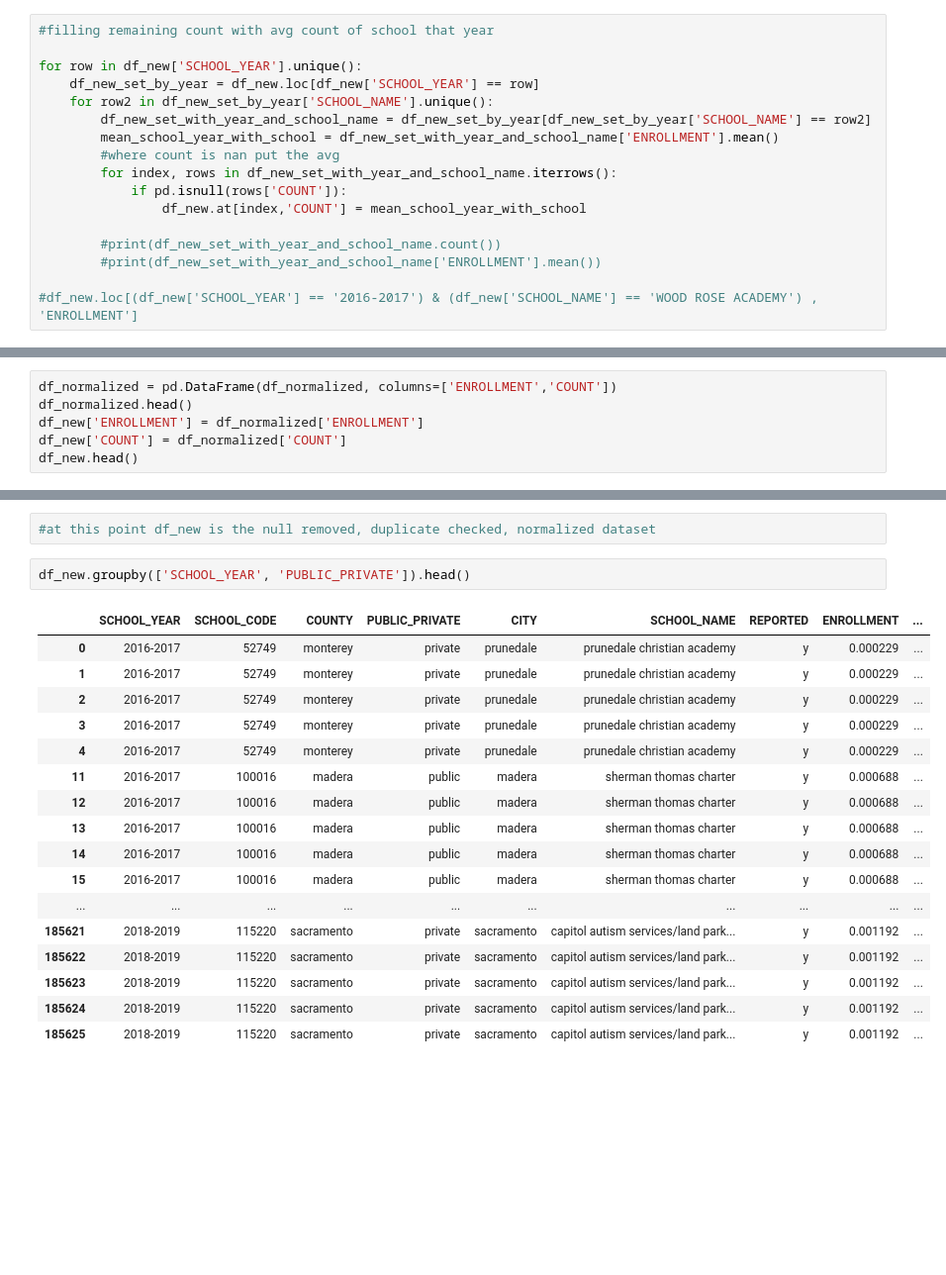
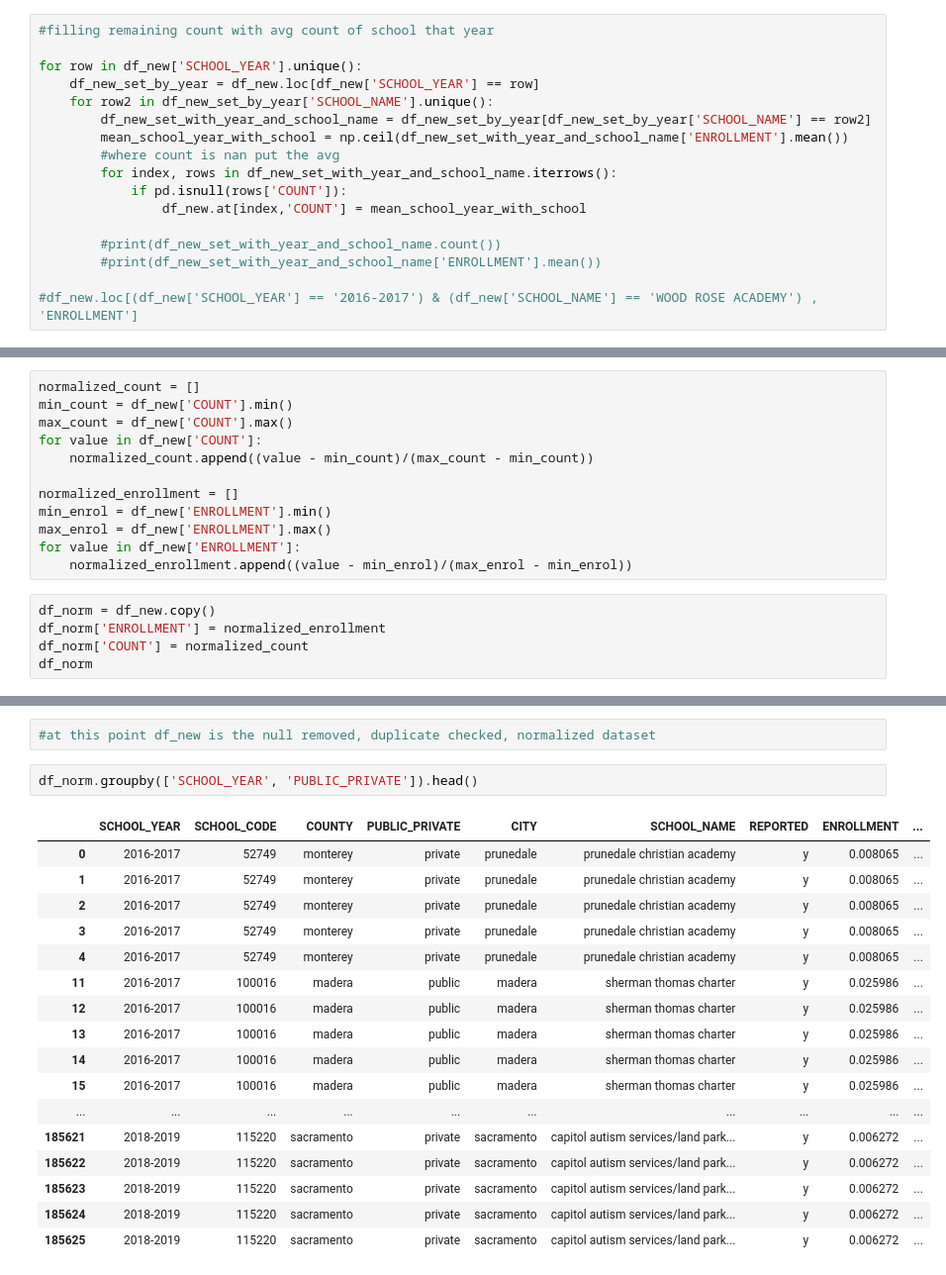
Before and after one commit to adilinam/school_immunisation_datamining, a Jupyter notebook: project-cd.ipynb, the cells around one changed output, grey strips where cells are left out. Shown at 99% size. Cells and saved outputs as stored; diff of their text form; blank space fills up the shorter version.

```diff
--- a/project-cd.ipynb
+++ b/project-cd.ipynb
@@ -353,7 +361,7 @@ for row in df_new['SCHOOL_YEAR'].unique():
     df_new_set_by_year = df_new.loc[df_new['SCHOOL_YEAR'] == row]
     for row2 in df_new_set_by_year['SCHOOL_NAME'].unique():
         df_new_set_with_year_and_school_name = df_new_set_by_year[df_new_set_by_year['SCHOOL_NAME'] == row2]
-        mean_school_year_with_school = df_new_set_with_year_and_school_name['ENROLLMENT'].mean()
+        mean_school_year_with_school = np.ceil(df_new_set_with_year_and_school_name['ENROLLMENT'].mean())
         #where count is nan put the avg
         for index, rows in df_new_set_with_year_and_school_name.iterrows():
             if pd.isnull(rows['COUNT']):
@@ -408,6 +435,0 @@ array([[0.0002292 , 0.0003195 ],
-# %%
-df_normalized = pd.DataFrame(df_normalized, columns=['ENROLLMENT','COUNT'])
-df_normalized.head()
-df_new['ENROLLMENT'] = df_normalized['ENROLLMENT']
-df_new['COUNT'] = df_normalized['COUNT']
-df_new.head()
@@ -420,0 +436,17 @@ df_new.head()
+# %%
+normalized_count = []
+min_count = df_new['COUNT'].min()
+max_count = df_new['COUNT'].max()
+for value in df_new['COUNT']:
+    normalized_count.append((value - min_count)/(max_count - min_count))
+
+normalized_enrollment = []
+min_enrol = df_new['ENROLLMENT'].min()
+max_enrol = df_new['ENROLLMENT'].max()
+for value in df_new['ENROLLMENT']:
+    normalized_enrollment.append((value - min_enrol)/(max_enrol - min_enrol))
+# %%
+df_norm = df_new.copy()
+df_norm['ENROLLMENT'] = normalized_enrollment
+df_norm['COUNT'] = normalized_count
+df_norm
@@ -421,22 +467,22 @@ df_new.head()
 # %%
 #at this point df_new is the null removed, duplicate checked, normalized dataset
 # %%
-df_new.groupby(['SCHOOL_YEAR', 'PUBLIC_PRIVATE']).head()
+df_norm.groupby(['SCHOOL_YEAR', 'PUBLIC_PRIVATE']).head()
 # %% [output]
 |  | SCHOOL_YEAR | SCHOOL_CODE | COUNTY | PUBLIC_PRIVATE | CITY | SCHOOL_NAME | REPORTED | ENROLLMENT | ... |
-| 0 | 2016-2017 | 52749 | monterey | private | prunedale | prunedale christian academy | y | 0.000229 | ... |
-| 1 | 2016-2017 | 52749 | monterey | private | prunedale | prunedale christian academy | y | 0.000229 | ... |
-| 2 | 2016-2017 | 52749 | monterey | private | prunedale | prunedale christian academy | y | 0.000229 | ... |
-| 3 | 2016-2017 | 52749 | monterey | private | prunedale | prunedale christian academy | y | 0.000229 | ... |
-| 4 | 2016-2017 | 52749 | monterey | private | prunedale | prunedale christian academy | y | 0.000229 | ... |
-| 11 | 2016-2017 | 100016 | madera | public | madera | sherman thomas charter | y | 0.000688 | ... |
-| 12 | 2016-2017 | 100016 | madera | public | madera | sherman thomas charter | y | 0.000688 | ... |
-| 13 | 2016-2017 | 100016 | madera | public | madera | sherman thomas charter | y | 0.000688 | ... |
-| 14 | 2016-2017 | 100016 | madera | public | madera | sherman thomas charter | y | 0.000688 | ... |
-| 15 | 2016-2017 | 100016 | madera | public | madera | sherman thomas charter | y | 0.000688 | ... |
+| 0 | 2016-2017 | 52749 | monterey | private | prunedale | prunedale christian academy | y | 0.008065 | ... |
+| 1 | 2016-2017 | 52749 | monterey | private | prunedale | prunedale christian academy | y | 0.008065 | ... |
+| 2 | 2016-2017 | 52749 | monterey | private | prunedale | prunedale christian academy | y | 0.008065 | ... |
+| 3 | 2016-2017 | 52749 | monterey | private | prunedale | prunedale christian academy | y | 0.008065 | ... |
+| 4 | 2016-2017 | 52749 | monterey | private | prunedale | prunedale christian academy | y | 0.008065 | ... |
+| 11 | 2016-2017 | 100016 | madera | public | madera | sherman thomas charter | y | 0.025986 | ... |
+| 12 | 2016-2017 | 100016 | madera | public | madera | sherman thomas charter | y | 0.025986 | ... |
+| 13 | 2016-2017 | 100016 | madera | public | madera | sherman thomas charter | y | 0.025986 | ... |
+| 14 | 2016-2017 | 100016 | madera | public | madera | sherman thomas charter | y | 0.025986 | ... |
+| 15 | 2016-2017 | 100016 | madera | public | madera | sherman thomas charter | y | 0.025986 | ... |
 | ... | ... | ... | ... | ... | ... | ... | ... | ... | ... |
-| 185621 | 2018-2019 | 115220 | sacramento | private | sacramento | capitol autism services/land park... | y | 0.001192 | ... |
-| 185622 | 2018-2019 | 115220 | sacramento | private | sacramento | capitol autism services/land park... | y | 0.001192 | ... |
-| 185623 | 2018-2019 | 115220 | sacramento | private | sacramento | capitol autism services/land park... | y | 0.001192 | ... |
-| 185624 | 2018-2019 | 115220 | sacramento | private | sacramento | capitol autism services/land park... | y | 0.001192 | ... |
-| 185625 | 2018-2019 | 115220 | sacramento | private | sacramento | capitol autism services/land park... | y | 0.001192 | ... |
+| 185621 | 2018-2019 | 115220 | sacramento | private | sacramento | capitol autism services/land park... | y | 0.006272 | ... |
+| 185622 | 2018-2019 | 115220 | sacramento | private | sacramento | capitol autism services/land park... | y | 0.006272 | ... |
+| 185623 | 2018-2019 | 115220 | sacramento | private | sacramento | capitol autism services/land park... | y | 0.006272 | ... |
+| 185624 | 2018-2019 | 115220 | sacramento | private | sacramento | capitol autism services/land park... | y | 0.006272 | ... |
+| 185625 | 2018-2019 | 115220 | sacramento | private | sacramento | capitol autism services/land park... | y | 0.006272 | ... |
```
Also changed, not shown: parts of 43 cells of this notebook, 3 other files.
